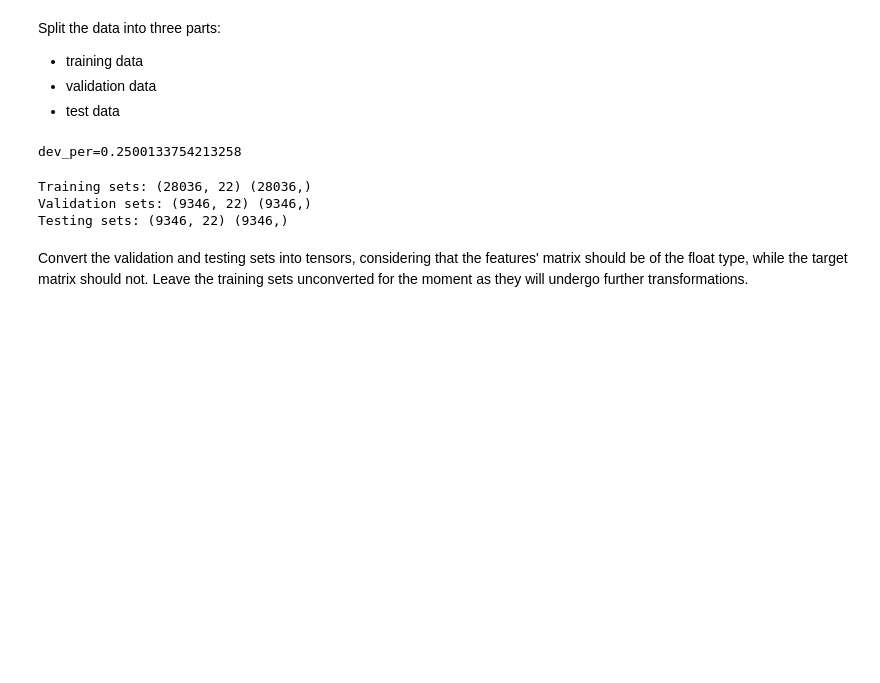
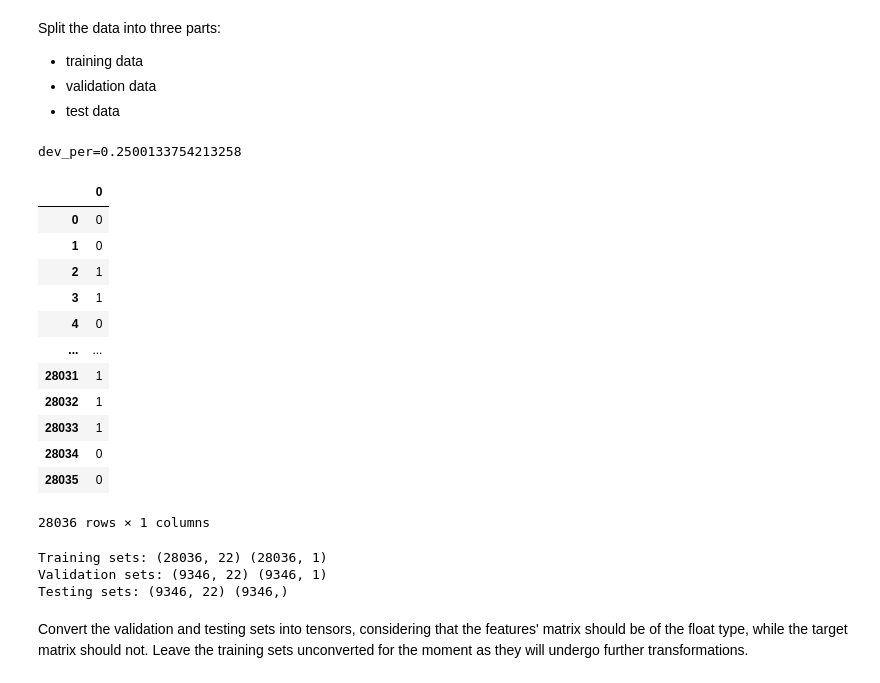
Before and after one commit to rickgladwin/ml_and_deep_learning_challenges, a Jupyter notebook: week_5_dnn_feature_learning/Practical-Learning-Week5.ipynb, the cells around one changed output. Drawn from its saved outputs; the diff is of its cells as text; code cells hidden in the pictures; blank space fills up the shorter version.

```diff
--- a/week_5_dnn_feature_learning/Practical-Learning-Week5.ipynb
+++ b/week_5_dnn_feature_learning/Practical-Learning-Week5.ipynb
@@ -195,13 +188,20 @@ final_data.to_csv("data/dccc_prepared.csv", index=False)
 # %% [markdown]
 We start by importing all important libraries. The most important one in today's activity is Pytorch. Please read more about Pytorch at https://pytorch.org/docs/stable/index.html
 # %%
+# use the scikit-learn array API for better performance (use the GPU)
+# run this on the command line before importing scipy and scikit-learn
+# export SCIPY_ARRAY_API=1
+
 import pandas as pd
 import numpy as np
 from sklearn.model_selection import train_test_split
 from sklearn.utils import shuffle
 from sklearn.metrics import accuracy_score
+import sklearn
 import torch
 from torch import nn, optim
 import torch.nn.functional as F
 import matplotlib.pyplot as plt
 torch.manual_seed(0)
+
+sklearn.set_config(array_api_dispatch=True)
@@ -233,22 +231,53 @@ Split the data into three parts:
 - validation data
 - test data
 # %%
+# import sklearn
+sklearn.set_config(array_api_dispatch=True)
+
+# convert the feature and target dataframes to arrays so sklearn can handle them
+# (with the sklearn array api turned on, train_test_split expects an array)
+X_arr = X.values
+y_arr = y.values
+
 # split the test data (20%) from a "new" data range
-X_new, X_test, y_new, y_test = train_test_split(X, y, test_size=0.2, random_state=0)
+# X_new, X_test, y_new, y_test = train_test_split(X, y, test_size=0.2, random_state=0)
+X_new, X_test, y_new, y_test = train_test_split(X_arr, y_arr, test_size=0.2, random_state=0)
 # define the exact ratio of test data to the "new" data range
 dev_per = X_test.shape[0]/X_new.shape[0]
 print(f"{dev_per=}")
 # split the "new" data range into training data and validation (dev) data
 X_train, X_dev, y_train, y_dev = train_test_split(X_new, y_new, test_size=dev_per, random_state=0)
+# convert the split datasets back to dataframes
+X_train = pd.DataFrame(X_train)
+X_dev = pd.DataFrame(X_dev)
+X_test = pd.DataFrame(X_test)
+y_train = pd.DataFrame(y_train.flatten())
+y_dev = pd.DataFrame(y_dev.flatten())
+y_test = pd.DataFrame(y_test.flatten())
+
+y_train
 # %% [output]
 dev_per=0.2500133754213258
+|  | 0 |
+| 0 | 0 |
+| 1 | 0 |
+| 2 | 1 |
+| 3 | 1 |
+| 4 | 0 |
+| ... | ... |
+| 28031 | 1 |
+| 28032 | 1 |
+| 28033 | 1 |
+| 28034 | 0 |
+| 28035 | 0 |
+28036 rows × 1 columns
 # %%
 print("Training sets:",X_train.shape, y_train.shape)
 print("Validation sets:",X_dev.shape, y_dev.shape)
 print("Testing sets:",X_test.shape, y_test.shape)
 # %% [output]
-Training sets: (28036, 22) (28036,)
-Validation sets: (9346, 22) (9346,)
+Training sets: (28036, 22) (28036, 1)
+Validation sets: (9346, 22) (9346, 1)
 Testing sets: (9346, 22) (9346,)
 # %% [markdown]
 Convert the validation and testing sets into tensors, considering that the features' matrix should be of the float type, while the target matrix should not. Leave the training sets unconverted for the moment as they will undergo further transformations.
```
Also changed, not shown: parts of 14 cells of this notebook, 3 other files.
